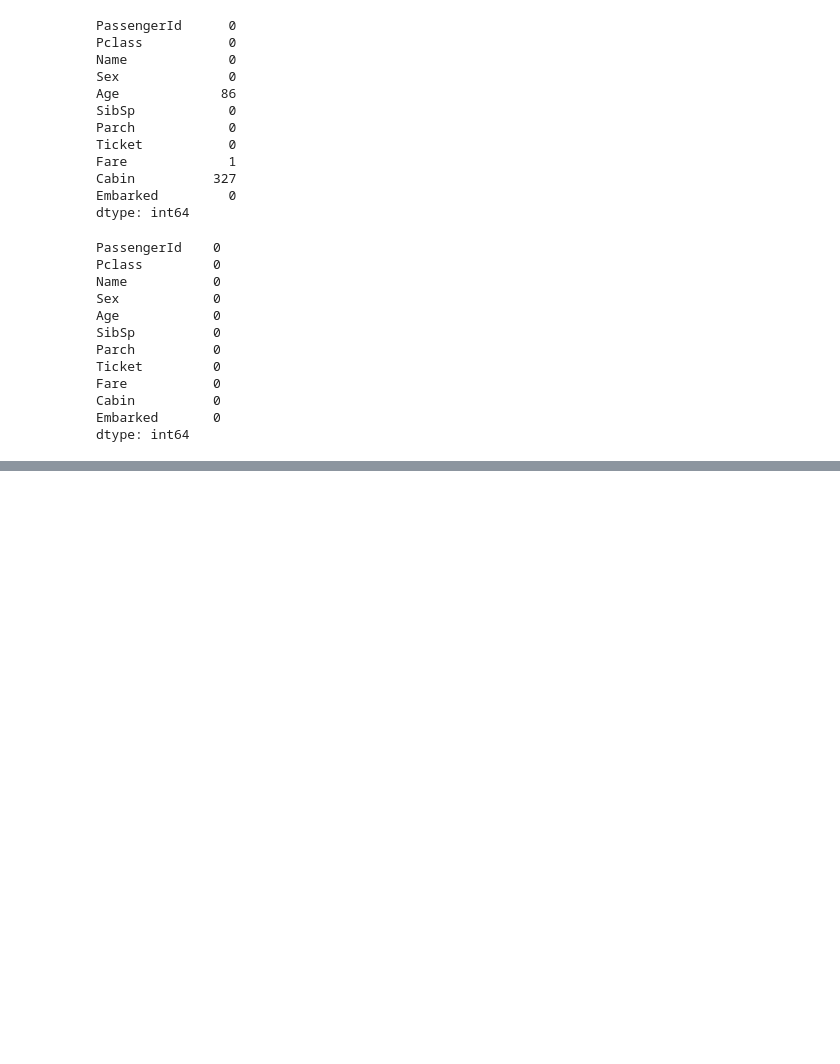
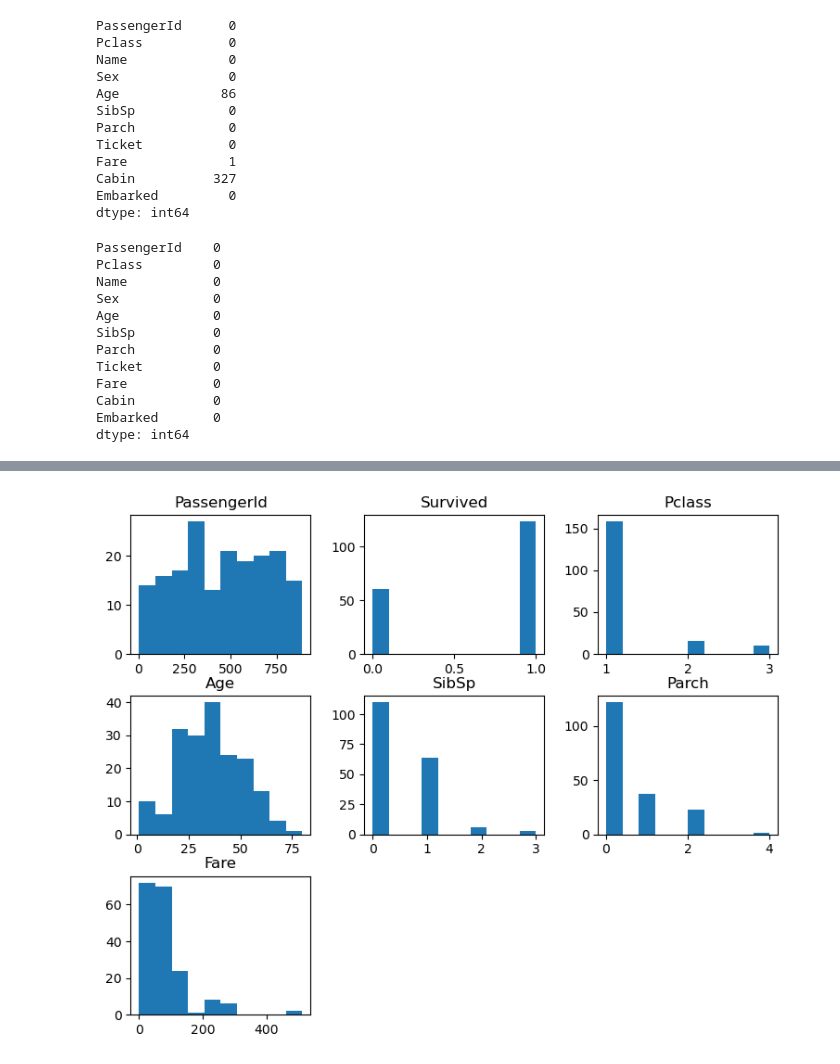
Before and after one commit to Kiash254/DS-ML, a Jupyter notebook: titanic/titanic.ipynb, the cells around one changed output, grey strips where cells are left out. Saved outputs shown, nothing was run; the diff lists cells and outputs as text; code cells hidden in the pictures; blank space fills up the shorter version.

```diff
--- a/titanic/titanic.ipynb
+++ b/titanic/titanic.ipynb
@@ -111,0 +137,6 @@ dtype: int64
+# %%
+#use histogram to check the distribution between the dead ones and the survived ones
+train.hist(bins=10,figsize=(9,7),grid=False)
+plt.show()
+# %% [output]
+[figure, added]
```
Also changed, not shown: parts of 4 cells of this notebook.
